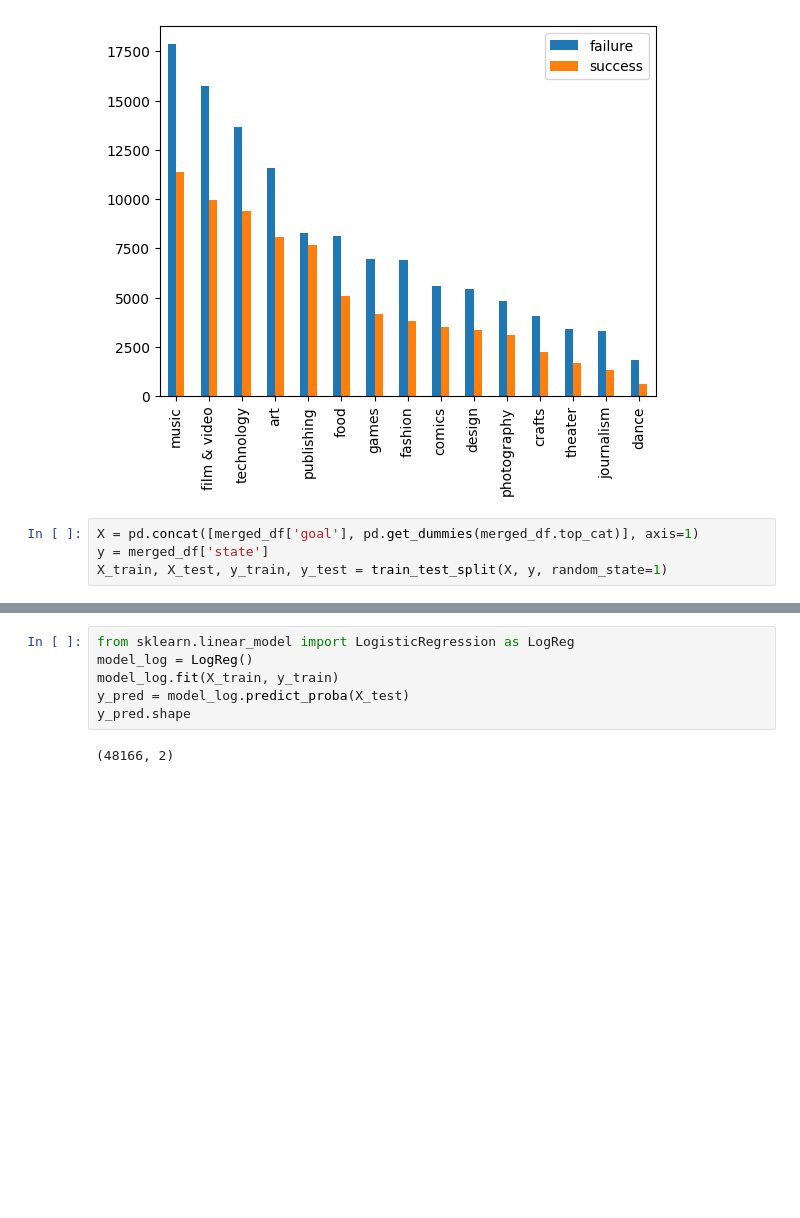
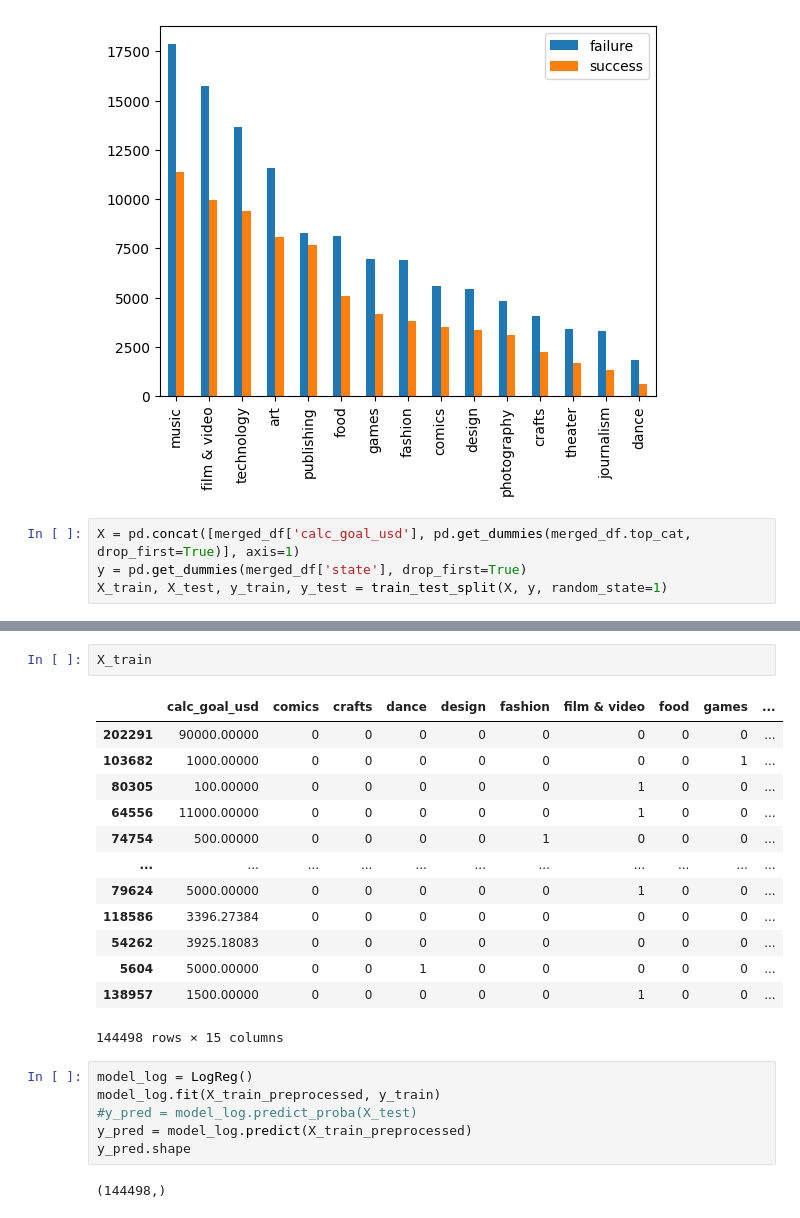
Before and after one commit to medscoops/Kickstarter_ARG, a Jupyter notebook: EDA-and-modeling.ipynb, the cells around one changed output, grey strips where cells are left out. Drawn from its saved outputs; the diff is of its cells as text; blank space fills up the shorter version.

```diff
--- a/EDA-and-modeling.ipynb
+++ b/EDA-and-modeling.ipynb
@@ -849,6 +850,6 @@ df_plot.plot.bar()
 <AxesSubplot:>
 [figure]
 # %%
-X = pd.concat([merged_df['goal'], pd.get_dummies(merged_df.top_cat)], axis=1)
-y = merged_df['state']
+X = pd.concat([merged_df['calc_goal_usd'], pd.get_dummies(merged_df.top_cat, drop_first=True)], axis=1)
+y = pd.get_dummies(merged_df['state'], drop_first=True)
 X_train, X_test, y_train, y_test = train_test_split(X, y, random_state=1)
@@ -855,8 +866,24 @@ X_train, X_test, y_train, y_test = train_test_split(X, y, random_state=1)
+# %%
+X_train
+# %% [output]
+|  | calc_goal_usd | comics | crafts | dance | design | fashion | film & video | food | games | ... |
+| 202291 | 90000.00000 | 0 | 0 | 0 | 0 | 0 | 0 | 0 | 0 | ... |
+| 103682 | 1000.00000 | 0 | 0 | 0 | 0 | 0 | 0 | 0 | 1 | ... |
+| 80305 | 100.00000 | 0 | 0 | 0 | 0 | 0 | 1 | 0 | 0 | ... |
+| 64556 | 11000.00000 | 0 | 0 | 0 | 0 | 0 | 1 | 0 | 0 | ... |
+| 74754 | 500.00000 | 0 | 0 | 0 | 0 | 1 | 0 | 0 | 0 | ... |
+| ... | ... | ... | ... | ... | ... | ... | ... | ... | ... | ... |
+| 79624 | 5000.00000 | 0 | 0 | 0 | 0 | 0 | 1 | 0 | 0 | ... |
+| 118586 | 3396.27384 | 0 | 0 | 0 | 0 | 0 | 0 | 0 | 0 | ... |
+| 54262 | 3925.18083 | 0 | 0 | 0 | 0 | 0 | 0 | 0 | 0 | ... |
+| 5604 | 5000.00000 | 0 | 0 | 1 | 0 | 0 | 0 | 0 | 0 | ... |
+| 138957 | 1500.00000 | 0 | 0 | 0 | 0 | 0 | 1 | 0 | 0 | ... |
+144498 rows × 15 columns
 # %%
-from sklearn.linear_model import LogisticRegression as LogReg
 model_log = LogReg()
-model_log.fit(X_train, y_train)
-y_pred = model_log.predict_proba(X_test)
+model_log.fit(X_train_preprocessed, y_train)
+#y_pred = model_log.predict_proba(X_test)
+y_pred = model_log.predict(X_train_preprocessed)
 y_pred.shape
 # %% [output]
-(48166, 2)
+(144498,)
```
Also changed, not shown: parts of 7 cells of this notebook.
